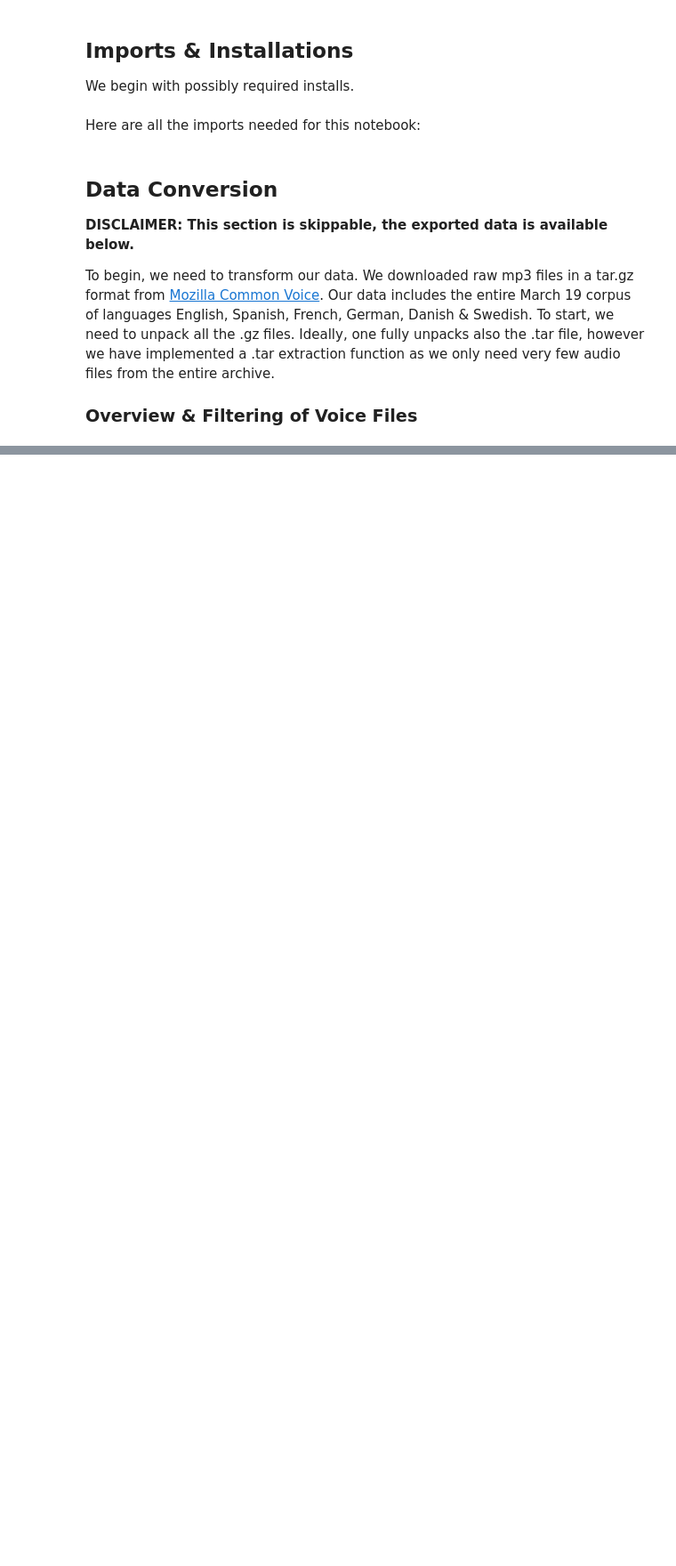
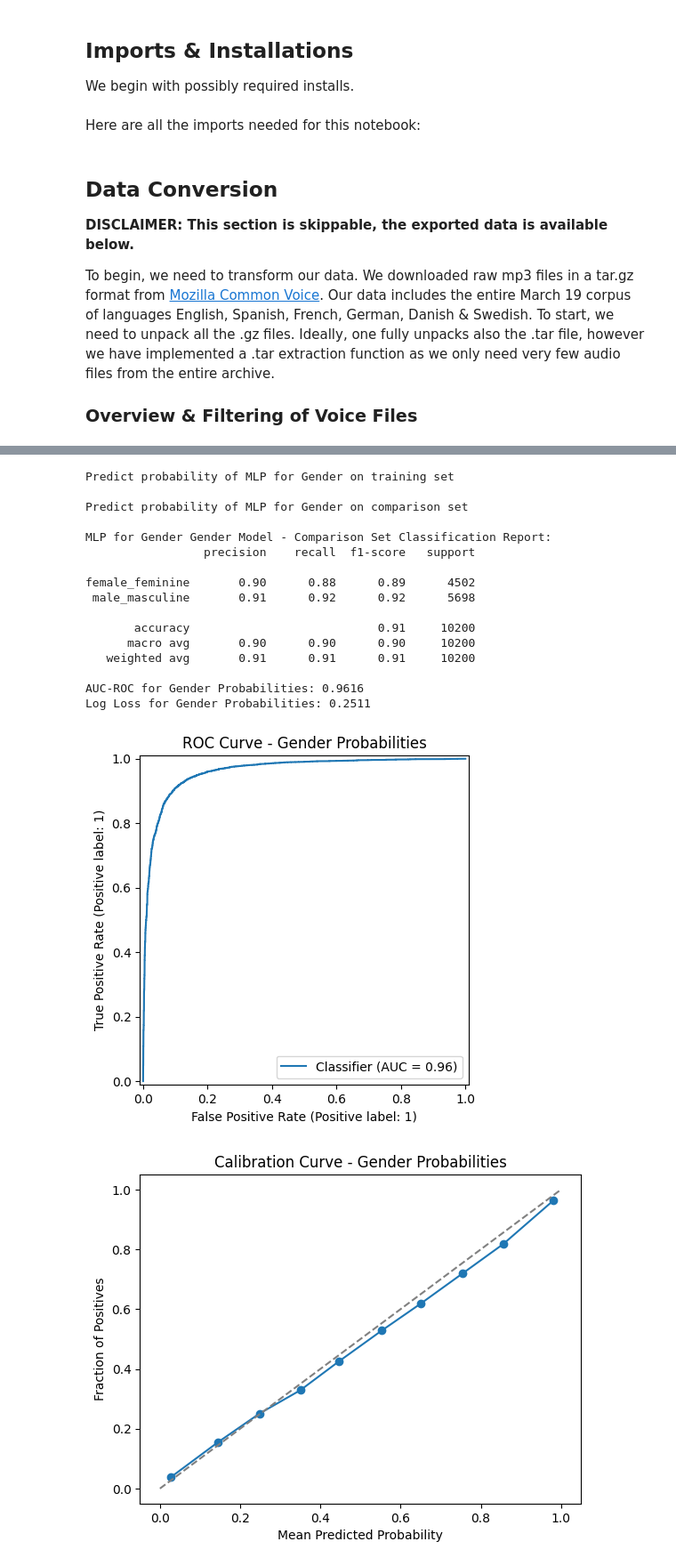
Before and after one commit to heinrichhegenbarth/KAN-CDSCO2004U_Machine_Learning_and_Deep_Learning, a Jupyter notebook: Final_Project/final_exam.ipynb, the cells around one changed output, grey strips where cells are left out. Shown at 89% size. Drawn from its saved outputs; the diff is of its cells as text; code cells hidden in the pictures; blank space fills up the shorter version.

```diff
--- a/Final_Project/final_exam.ipynb
+++ b/Final_Project/final_exam.ipynb
@@ -152,0 +1291,7 @@ Test
+# %%
+fit_predict_gender_age_pipeline_with_soft_feature(
+    MLPClassifier(hidden_layer_sizes=(16,8), alpha=0.00005, activation="relu", batch_size=64, learning_rate_init=0.001, max_iter=30,  learning_rate="adaptive", random_state=27),
+    RandomForestClassifier(max_depth= 30, max_features="sqrt", min_samples_leaf=1, min_samples_split=3, n_estimators=30, random_state=27),
+    "MLP for Gender", "Pre-Binned RF for Age"
+)
+# %% [output]
@@ -152,0 +1299,18 @@ Test
+Predict probability of MLP for Gender on training set
+
+Predict probability of MLP for Gender on comparison set
+
+MLP for Gender Gender Model - Comparison Set Classification Report:
+                 precision    recall  f1-score   support
+
+female_feminine       0.90      0.88      0.89      4502
+ male_masculine       0.91      0.92      0.92      5698
+
+       accuracy                           0.91     10200
+      macro avg       0.90      0.90      0.90     10200
+   weighted avg       0.91      0.91      0.91     10200
+
+AUC-ROC for Gender Probabilities: 0.9616
+Log Loss for Gender Probabilities: 0.2511
+[figure, added]
+[figure, added]
```
Also changed, not shown: parts of 46 cells of this notebook, 1 other file.
